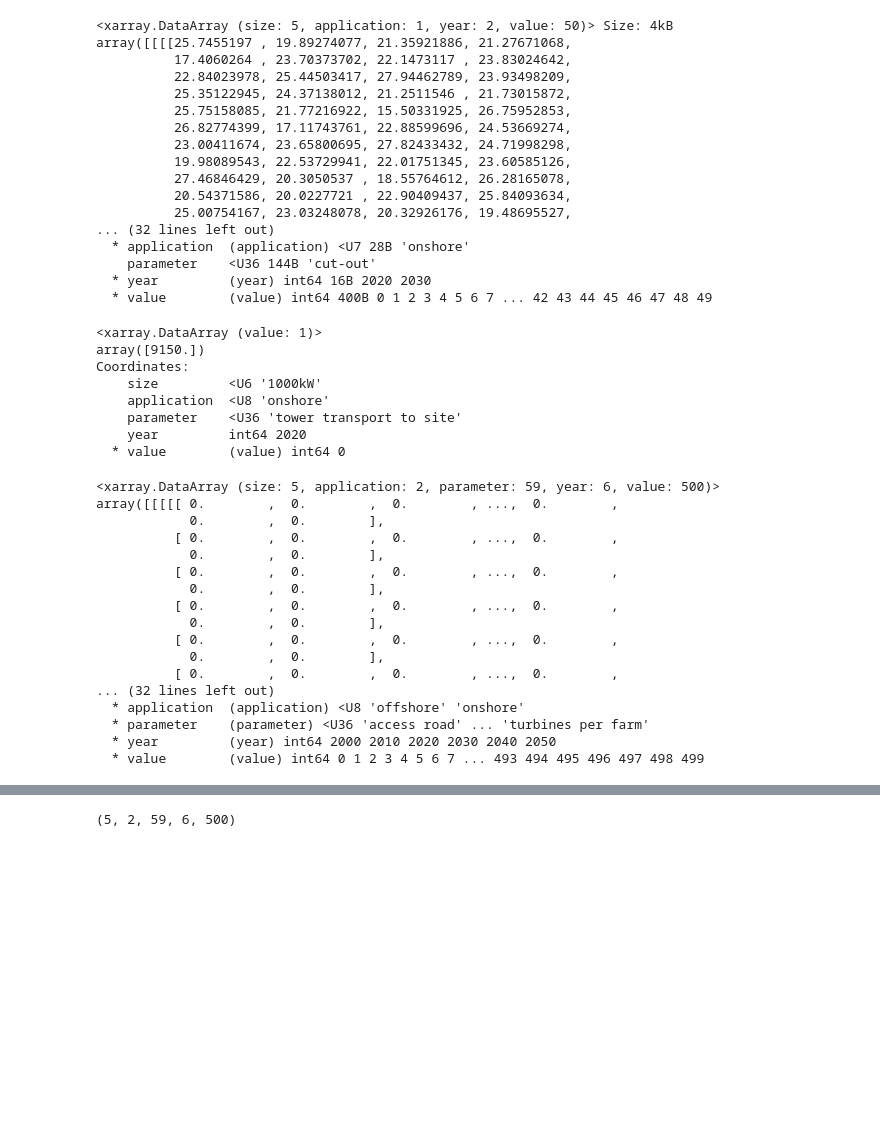
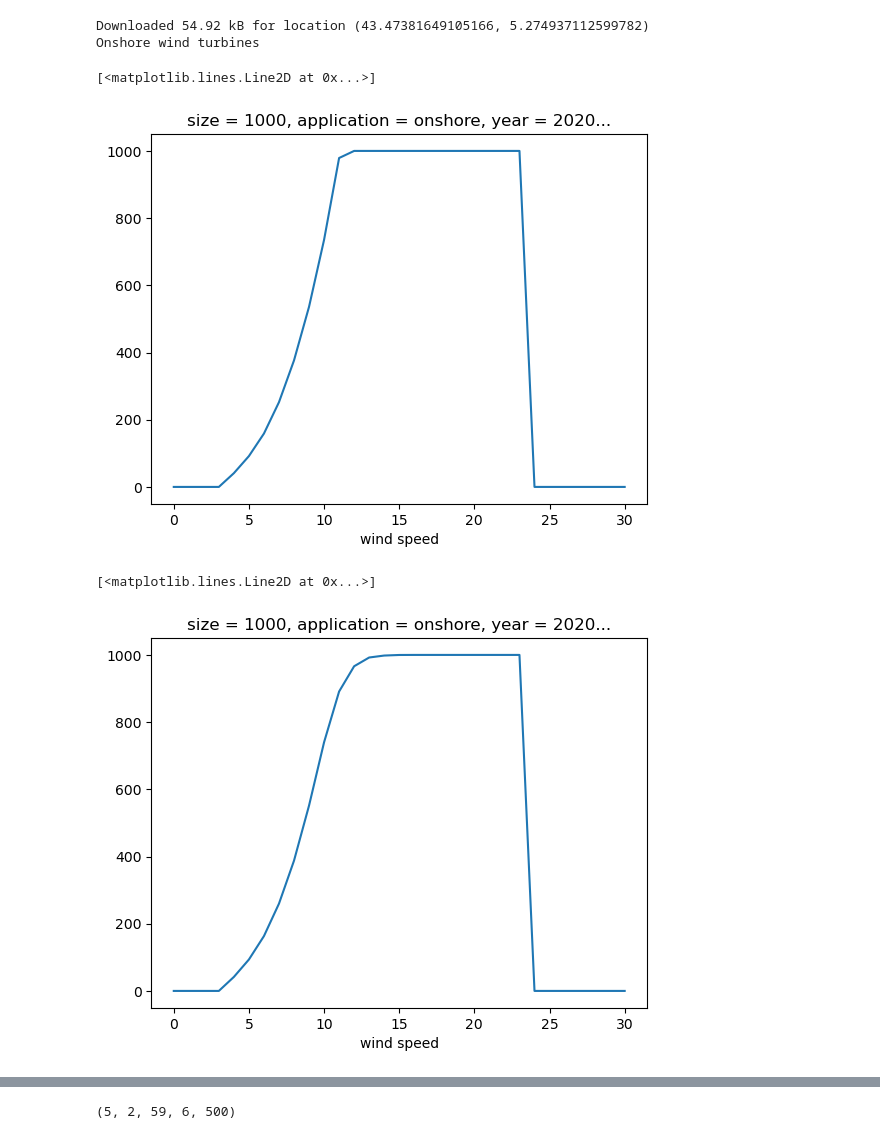
Before and after one commit to Laboratory-for-Energy-Systems-Analysis/windisch, a Jupyter notebook: examples/Examples.ipynb, the cells around one changed output, grey strips where cells are left out. Drawn from its saved outputs; the diff is of its cells as text; code cells hidden in the pictures; blank space fills up the shorter version.

Commit message:
Implement power curve code Calculate electricity production and load factor

```diff
--- a/examples/Examples.ipynb
+++ b/examples/Examples.ipynb
@@ -2,65 +2,31 @@
 from windisch import *
 import matplotlib.pyplot as plt
 # %%
-update_input_parameters()
+#update_input_parameters()
 tip = TurbinesInputParameters()
 tip.static()
-tip.stochastic(50)
-_, array = fill_xarray_from_input_parameters(tip, scope={"year": [2020, 2030], "application": ["onshore"],})
-
-#array = array.interp(size=1200)
+#tip.stochastic(3)
+_, array = fill_xarray_from_input_parameters(
+    tip,
+    scope={"year": [2020, 2030], "size": [1000,]}
+)
-# %%
-array.sel(parameter="cut-out")
-# %% [output]
-<xarray.DataArray (size: 5, application: 1, year: 2, value: 50)> Size: 4kB
-array([[[[25.7455197 , 19.89274077, 21.35921886, 21.27671068,
-          17.4060264 , 23.70373702, 22.1473117 , 23.83024642,
-          22.84023978, 25.44503417, 27.94462789, 23.93498209,
-          25.35122945, 24.37138012, 21.2511546 , 21.73015872,
-          25.75158085, 21.77216922, 15.50331925, 26.75952853,
-          26.82774399, 17.11743761, 22.88599696, 24.53669274,
-          23.00411674, 23.65800695, 27.82433432, 24.71998298,
-          19.98089543, 22.53729941, 22.01751345, 23.60585126,
-          27.46846429, 20.3050537 , 18.55764612, 26.28165078,
-          20.54371586, 20.0227721 , 22.90409437, 25.84093634,
-          25.00754167, 23.03248078, 20.32926176, 19.48695527,
-... (32 lines left out)
-  * application  (application) <U7 28B 'onshore'
-    parameter    <U36 144B 'cut-out'
-  * year         (year) int64 16B 2020 2030
-  * value        (value) int64 400B 0 1 2 3 4 5 6 7 ... 42 43 44 45 46 47 48 49
-# %%
-array.sel(parameter="tower transport to site", application="onshore", year=2020, size="1000kW")
-# %% [output]
-<xarray.DataArray (value: 1)>
-array([9150.])
-Coordinates:
-    size         <U6 '1000kW'
-    application  <U8 'onshore'
-    parameter    <U36 'tower transport to site'
-    year         int64 2020
-  * value        (value) int64 0
 # %%
-wt = WindTurbineModel(array)
+wt = WindTurbineModel(
+    array,
+    location=(43.47381649105166, 5.274937112599782)
+)
+# %% [output]
+Downloaded 54.92 kB for location (43.47381649105166, 5.274937112599782)
+Onshore wind turbines
-# %%
-wt.array
-# %% [output]
-<xarray.DataArray (size: 5, application: 2, parameter: 59, year: 6, value: 500)>
-array([[[[[ 0.        ,  0.        ,  0.        , ...,  0.        ,
-            0.        ,  0.        ],
-          [ 0.        ,  0.        ,  0.        , ...,  0.        ,
-            0.        ,  0.        ],
-          [ 0.        ,  0.        ,  0.        , ...,  0.        ,
-            0.        ,  0.        ],
-          [ 0.        ,  0.        ,  0.        , ...,  0.        ,
-            0.        ,  0.        ],
-          [ 0.        ,  0.        ,  0.        , ...,  0.        ,
-            0.        ,  0.        ],
-          [ 0.        ,  0.        ,  0.        , ...,  0.        ,
-... (32 lines left out)
-  * application  (application) <U8 'offshore' 'onshore'
-  * parameter    (parameter) <U36 'access road' ... 'turbines per farm'
-  * year         (year) int64 2000 2010 2020 2030 2040 2050
-  * value        (value) int64 0 1 2 3 4 5 6 7 ... 493 494 495 496 497 498 499
 # %%
 wt.set_all()
+# %%
+wt.power_curve.sel(application="onshore", year=2020).plot()
+# %% [output]
+[<matplotlib.lines.Line2D at 0x...>]
+[figure, added]
+# %%
+wt.power_curve.sel(application="onshore", year=2020).plot()
+# %% [output]
+[<matplotlib.lines.Line2D at 0x...>]
+[figure, added]
```
Also changed, not shown: parts of 6 cells of this notebook, 9 other files.
